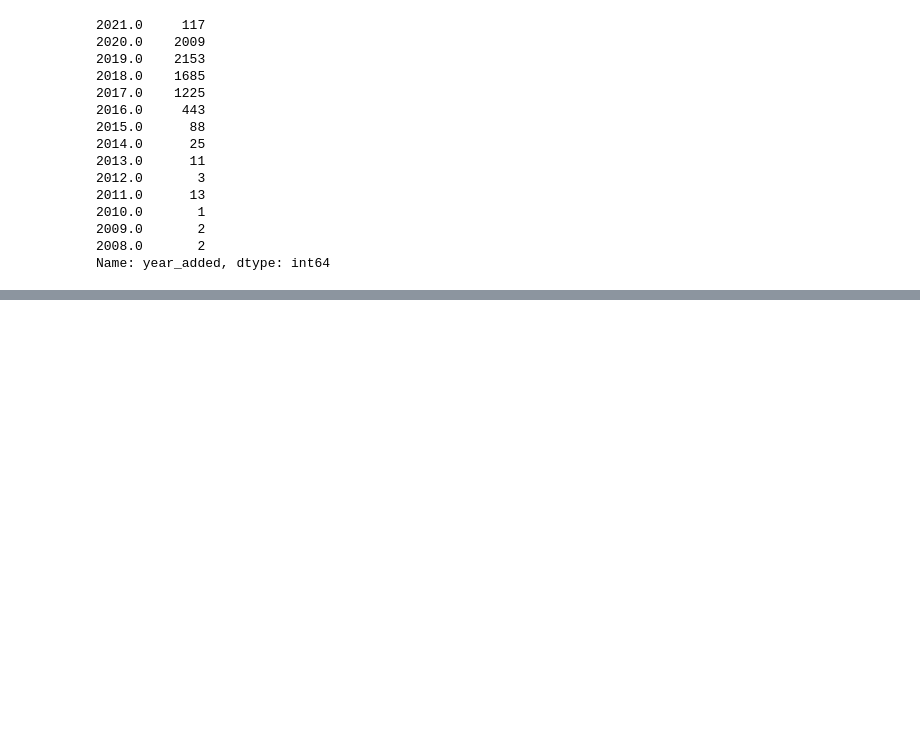
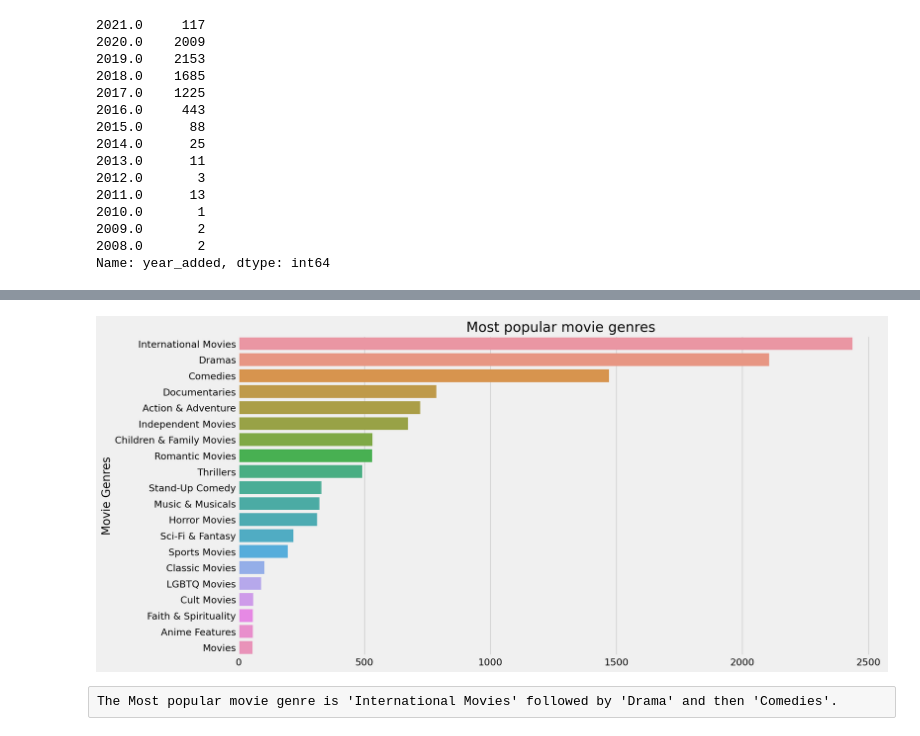
Before and after one commit to Manav099/ExploratoryDataAnalysis, a Jupyter notebook: Project02-netflix_moviesandtvshows/Netflix-EDA.ipynb, the cells around one changed output, grey strips where cells are left out. Drawn from its saved outputs; the diff is of its cells as text; code cells hidden in the pictures; blank space fills up the shorter version.

```diff
--- a/Project02-netflix_moviesandtvshows/Netflix-EDA.ipynb
+++ b/Project02-netflix_moviesandtvshows/Netflix-EDA.ipynb
@@ -521,0 +552,11 @@ plt.legend(loc=("upper left"), ncol=2);
+# %%
+genre_bucket = {}
+
+def count_genres(genres):
+    genres_list = genres.split(', ')
+
+    for genre in genres_list:
+        if genre in genre_bucket:
+            genre_bucket[genre] += 1
+        else:
+            genre_bucket[genre] = 1
@@ -521,0 +601,8 @@ plt.legend(loc=("upper left"), ncol=2);
+# %%
+most_popular_movie_genres = pd.DataFrame(genre_bucket.values(), index=genre_bucket.keys(), columns=['count'])
+most_popular_movie_genres = most_popular_movie_genres.reset_index()
+
+most_popular_movie_genres.rename(columns={'index': 'genre'}, inplace=True)
+# %%
+most_popular_movie_genres = most_popular_movie_genres.sort_values('count', ascending=False)
+most_popular_movie_genres.head()
@@ -521,0 +616,10 @@ plt.legend(loc=("upper left"), ncol=2);
+# %%
+plt.figure(figsize=(15,8), dpi=150)
+sns.barplot(data=most_popular_movie_genres, y='genre', x='count')
+plt.title('Most popular movie genres')
+plt.ylabel('Movie Genres')
+plt.xlabel('');
+# %% [output]
+[figure, added]
+# %% [raw]
+The Most popular movie genre is 'International Movies' followed by 'Drama' and then 'Comedies'.
```
Also changed, not shown: parts of 24 cells of this notebook.
